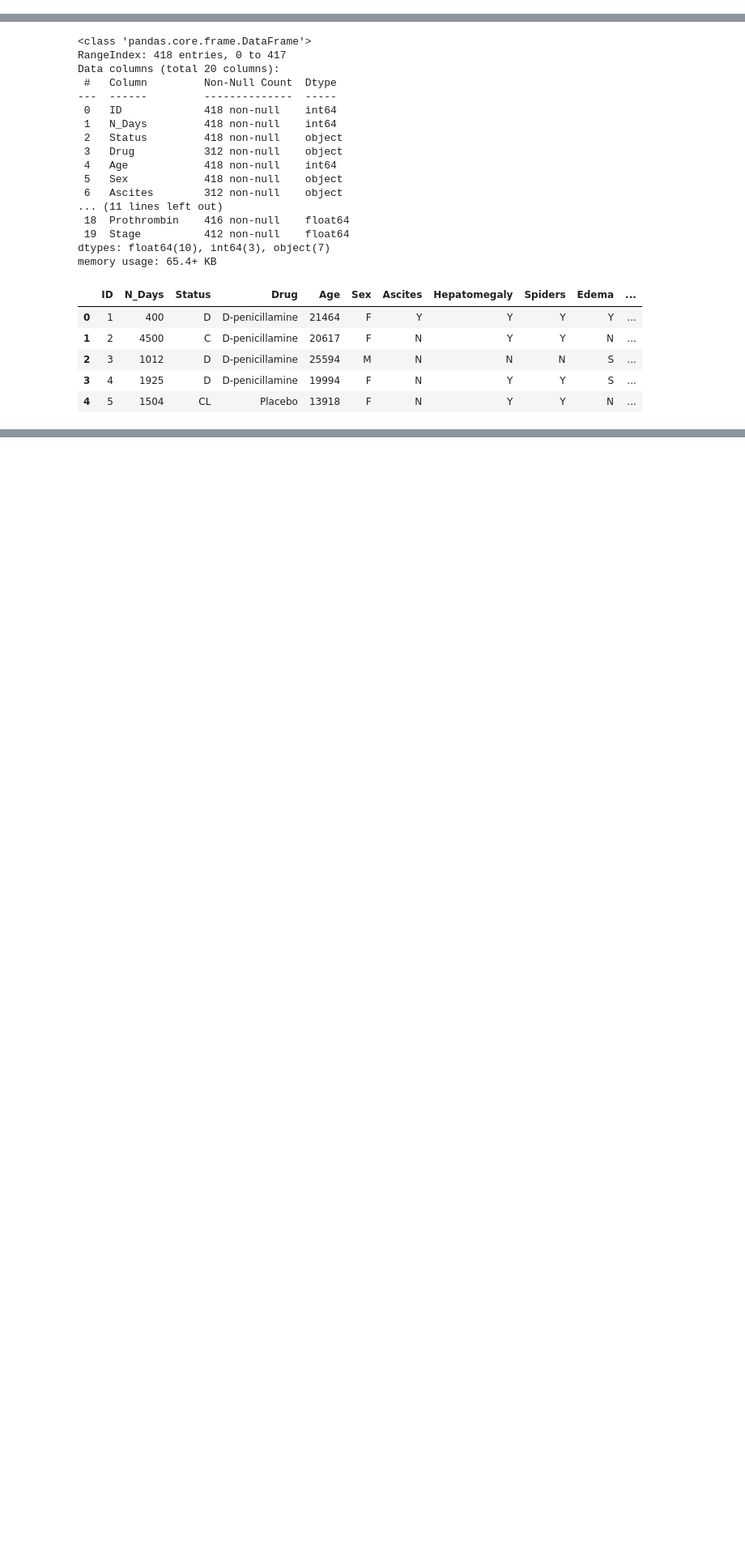
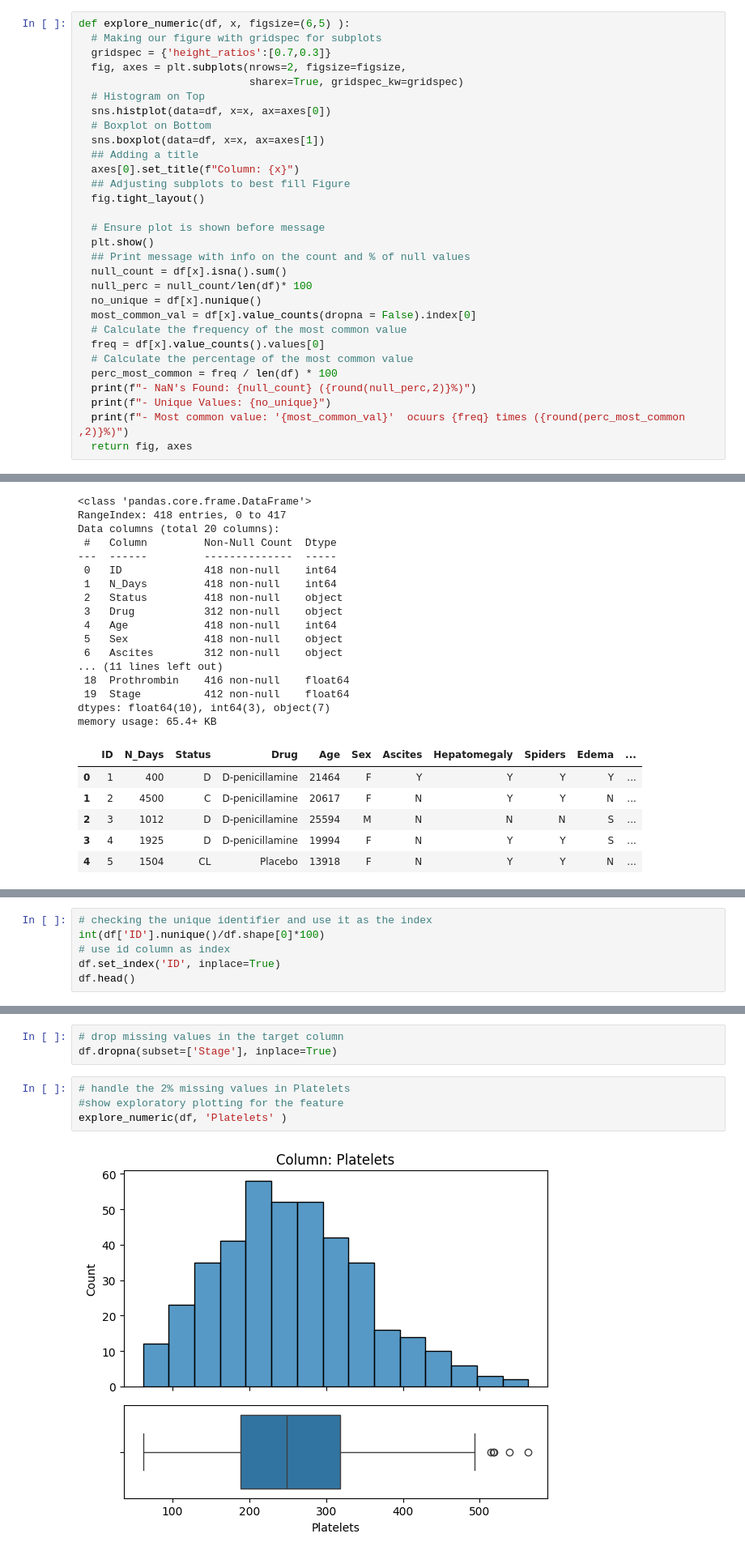
Before and after one commit to Areej73/pbc-liver-cirrhosis-dataset, a Jupyter notebook: Cirrhosis_Prediction_Dataset.ipynb, the cells around one changed output, grey strips where cells are left out. Shown at 81% size. Saved outputs shown, nothing was run; the diff lists cells and outputs as text; blank space fills up the shorter version.

```diff
--- a/Cirrhosis_Prediction_Dataset.ipynb
+++ b/Cirrhosis_Prediction_Dataset.ipynb
@@ -19,3 +169,33 @@ set_config(transform_output='pandas')
+# %%
+def explore_numeric(df, x, figsize=(6,5) ):
+  # Making our figure with gridspec for subplots
+  gridspec = {'height_ratios':[0.7,0.3]}
+  fig, axes = plt.subplots(nrows=2, figsize=figsize,
+                           sharex=True, gridspec_kw=gridspec)
+  # Histogram on Top
+  sns.histplot(data=df, x=x, ax=axes[0])
+  # Boxplot on Bottom
+  sns.boxplot(data=df, x=x, ax=axes[1])
+  ## Adding a title
+  axes[0].set_title(f"Column: {x}")
+  ## Adjusting subplots to best fill Figure
+  fig.tight_layout()
+
+  # Ensure plot is shown before message
+  plt.show()
+  ## Print message with info on the count and % of null values
+  null_count = df[x].isna().sum()
+  null_perc = null_count/len(df)* 100
+  no_unique = df[x].nunique()
+  most_common_val = df[x].value_counts(dropna = False).index[0]
+  # Calculate the frequency of the most common value
+  freq = df[x].value_counts().values[0]
+  # Calculate the percentage of the most common value
+  perc_most_common = freq / len(df) * 100
+  print(f"- NaN's Found: {null_count} ({round(null_perc,2)}%)")
+  print(f"- Unique Values: {no_unique}")
+  print(f"- Most common value: '{most_common_val}'  ocuurs {freq} times ({round(perc_most_common ,2)}%)")
+  return fig, axes
 # %%
 #mount google drive
 from google.colab import drive
@@ -53,0 +256,6 @@ memory usage: 65.4+ KB
+# %%
+# checking the unique identifier and use it as the index
+int(df['ID'].nunique()/df.shape[0]*100)
+# use id column as index
+df.set_index('ID', inplace=True)
+df.head()
@@ -53,0 +337,9 @@ memory usage: 65.4+ KB
+# %%
+# drop missing values in the target column
+df.dropna(subset=['Stage'], inplace=True)
+# %%
+# handle the 2% missing values in Platelets
+#show exploratory plotting for the feature
+explore_numeric(df, 'Platelets' )
+# %% [output]
+[figure, added]
```
Also changed, not shown: parts of 38 cells of this notebook.
